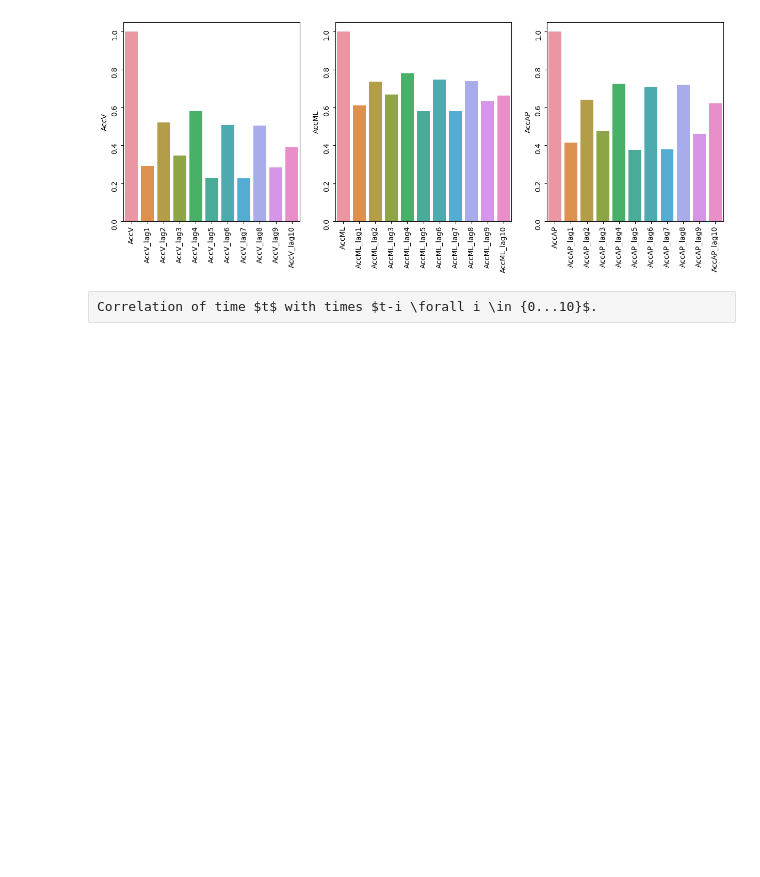
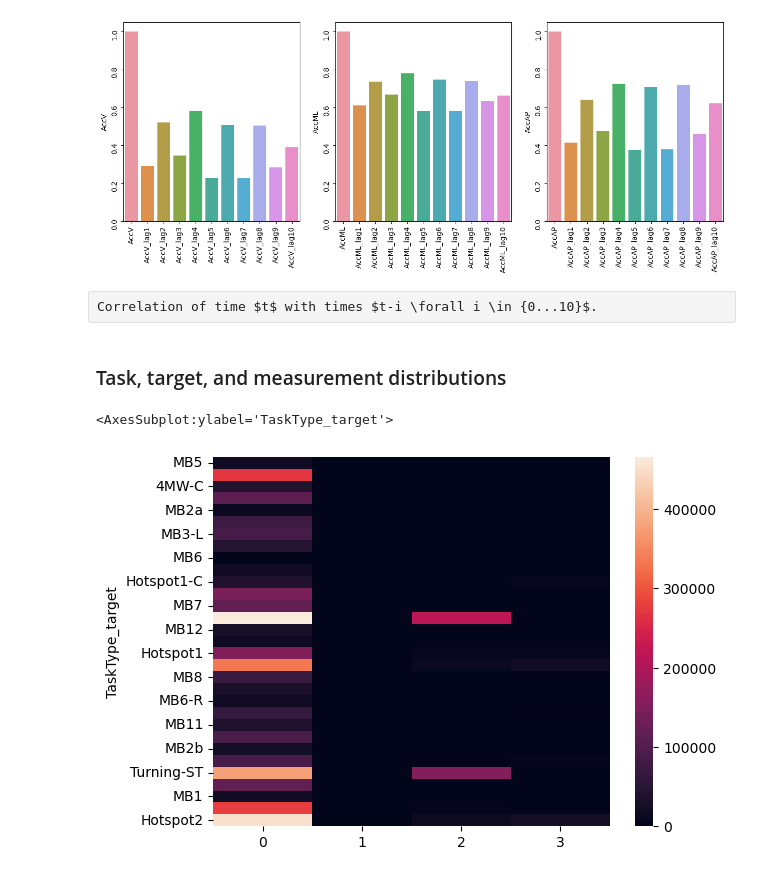
Before and after one commit to zmwm37/fog, a Jupyter notebook: code/eda.ipynb, the cells around one changed output. Drawn from its saved outputs; the diff is of its cells as text; code cells hidden in the pictures; blank space fills up the shorter version.

Commit message:
add subject and task EDA

```diff
--- a/code/eda.ipynb
+++ b/code/eda.ipynb
@@ -183,3 +186,7 @@ sns.barplot(y=acc_ap_corr.iloc[0], x=acc_ap_corr.index, ax=axs[2])
 [figure]
 # %% [raw]
 Correlation of time $t$ with times $t-i \forall i \in {0...10}$.
+# %% [markdown]
+### Task, target, and measurement distributions
+# %%
+df_task = df.filter(df.TaskType.isNotNull())
@@ -185,0 +197,8 @@ Correlation of time $t$ with times $t-i \forall i \in {0...10}$.
+# %%
+df_task_ct = df_task.crosstab("TaskType", "target").toPandas()
+# %%
+df_task_ct = df_task_ct.set_index("TaskType_target")
+sns.heatmap(df_task_ct)
+# %% [output]
+<AxesSubplot:ylabel='TaskType_target'>
+[figure, added]
```
Also changed, not shown: parts of 22 cells of this notebook.
